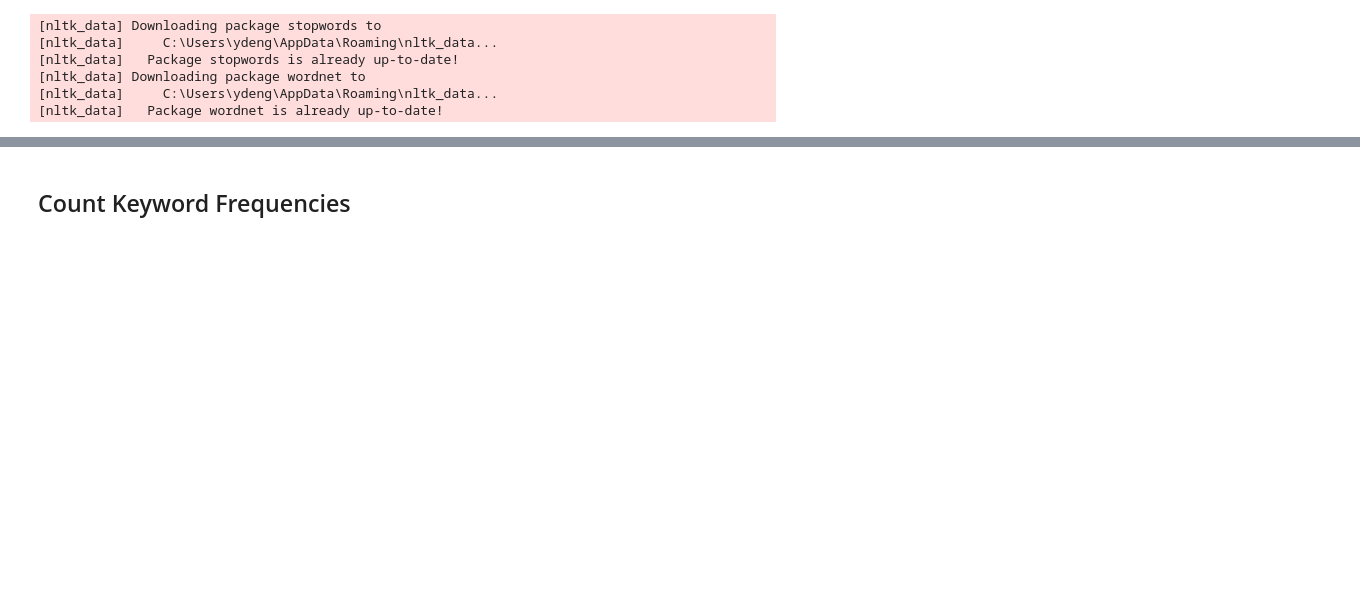
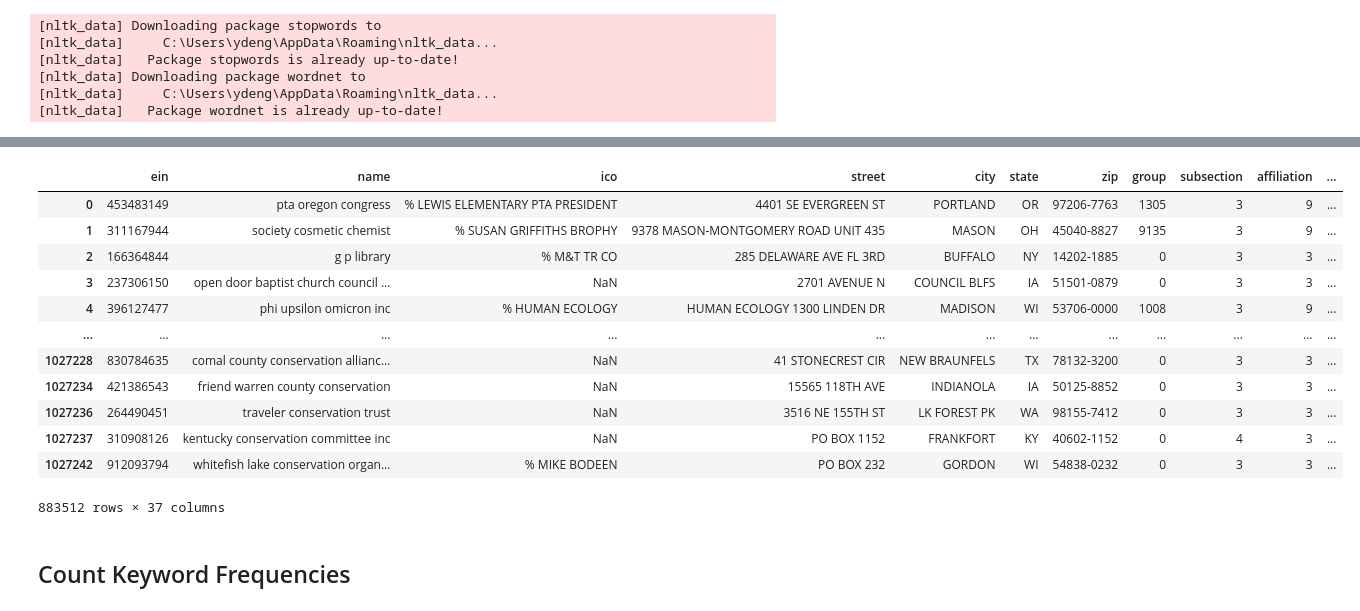
Before and after one commit to American-Institutes-for-Research/ATES-Credentials---Word_Cloud_Frequency, a Jupyter notebook: 3. Count Keyword Frequencies.ipynb, the cells around one changed output, grey strips where cells are left out. Drawn from its saved outputs; the diff is of its cells as text; code cells hidden in the pictures; blank space fills up the shorter version.

```diff
--- a/3. Count Keyword Frequencies.ipynb
+++ b/3. Count Keyword Frequencies.ipynb
@@ -77,3 +83,34 @@ keyword_df["Keyword"] = keywords
 
 keyword_df.drop_duplicates("Keyword")
 keywords = list(set(keywords))
+# %%
+# build new abbreviated dataframe with only rows where there is a NA ctee_cd or a keyword match
+
+# df with missing ctee_cd
+df_na = df[df["ntee_cd"].isna()]
+df_na["keyword"] = ""
+
+# df with keyword matches from list 1
+is_1 = keyword_df["Include"] == 1
+keyword_df_1 = keyword_df[is_1]
+df_keyword_1 = pd.DataFrame()
+for keyword in keyword_df_1["Keyword"]:
+    chunk = df[df['name'].str.contains(keyword)]
+    chunk["keyword"] = keyword
+    df_keyword_1 = pd.concat([df_keyword_1, chunk], ignore_index=True)  # add rows that contain this keyword
+
+# add "-seum" matches to df_keyword_1
+chunk = df[df['name'].str.contains("seum")]  # any containing "museum" will be removed during drop_duplicates later on
+chunk["keyword"] = "seum"
+df_keyword_1 = pd.concat([df_keyword_1, chunk], ignore_index=True)
+df_keyword_1 = df_keyword_1.drop_duplicates()
+
+# df with keyword matches from list 2
+is_2 = keyword_df["Include"] == 2
+keyword_df_2 = keyword_df[is_2]
+df_keyword_2 = pd.DataFrame()
+for keyword in keyword_df_2["Keyword"]:
+    chunk = df[df['name'].str.contains(keyword)]
+    chunk["keyword"] = keyword
+    df_keyword_2 = pd.concat([df_keyword_2, chunk], ignore_index=True)  # add rows that contain this keyword
+df_keyword_2 = df_keyword_2.drop_duplicates()
@@ -79,0 +138,19 @@ keywords = list(set(keywords))
+# %%
+# create abbreviated df by combining keyword matches and missing ctee_cds
+df_abbr = pd.concat([df_na, df_keyword_1, df_keyword_2], ignore_index=True)  # add rows that contain this keyword
+df_abbr = df_abbr.drop_duplicates("ein")
+df_abbr
+# %% [output]
+|  | ein | name | ico | street | city | state | zip | group | subsection | affiliation | ... |
+| 0 | 453483149 | pta oregon congress | % LEWIS ELEMENTARY PTA PRESIDENT | 4401 SE EVERGREEN ST | PORTLAND | OR | 97206-7763 | 1305 | 3 | 9 | ... |
+| 1 | 311167944 | society cosmetic chemist | % SUSAN GRIFFITHS BROPHY | 9378 MASON-MONTGOMERY ROAD UNIT 435 | MASON | OH | 45040-8827 | 9135 | 3 | 9 | ... |
+| 2 | 166364844 | g p library | % M&T TR CO | 285 DELAWARE AVE FL 3RD | BUFFALO | NY | 14202-1885 | 0 | 3 | 3 | ... |
+| 3 | 237306150 | open door baptist church council ... | NaN | 2701 AVENUE N | COUNCIL BLFS | IA | 51501-0879 | 0 | 3 | 3 | ... |
+| 4 | 396127477 | phi upsilon omicron inc | % HUMAN ECOLOGY | HUMAN ECOLOGY 1300 LINDEN DR | MADISON | WI | 53706-0000 | 1008 | 3 | 9 | ... |
+| ... | ... | ... | ... | ... | ... | ... | ... | ... | ... | ... | ... |
+| 1027228 | 830784635 | comal county conservation allianc... | NaN | 41 STONECREST CIR | NEW BRAUNFELS | TX | 78132-3200 | 0 | 3 | 3 | ... |
+| 1027234 | 421386543 | friend warren county conservation | NaN | 15565 118TH AVE | INDIANOLA | IA | 50125-8852 | 0 | 3 | 3 | ... |
+| 1027236 | 264490451 | traveler conservation trust | NaN | 3516 NE 155TH ST | LK FOREST PK | WA | 98155-7412 | 0 | 3 | 3 | ... |
+| 1027237 | 310908126 | kentucky conservation committee inc | NaN | PO BOX 1152 | FRANKFORT | KY | 40602-1152 | 0 | 4 | 3 | ... |
+| 1027242 | 912093794 | whitefish lake conservation organ... | % MIKE BODEEN | PO BOX 232 | GORDON | WI | 54838-0232 | 0 | 3 | 3 | ... |
+883512 rows × 37 columns
```
Also changed, not shown: parts of 18 cells of this notebook, 6 other files.
